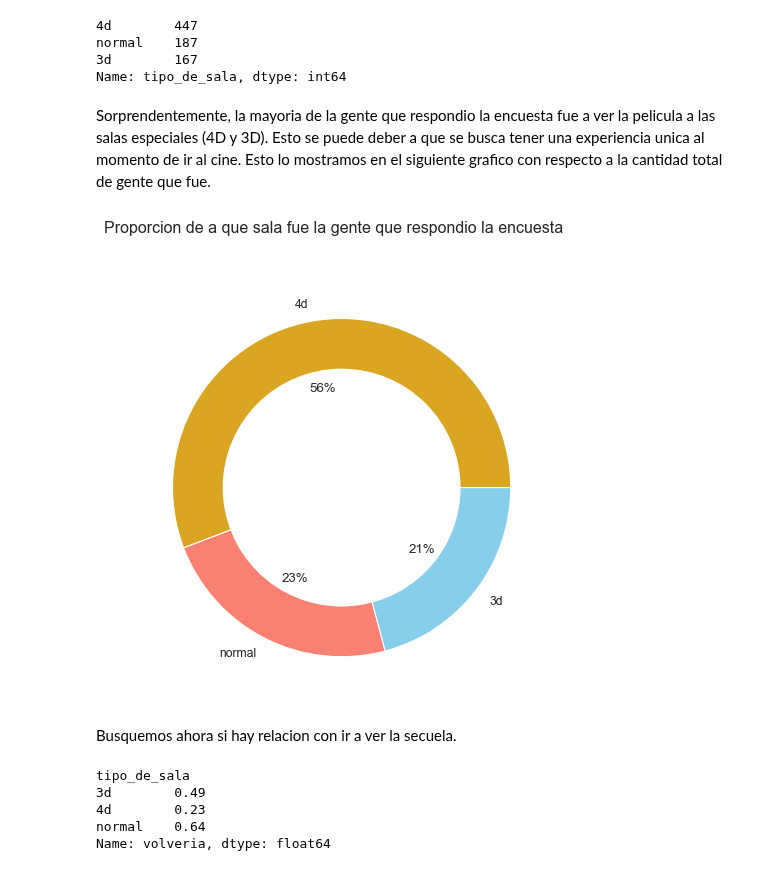
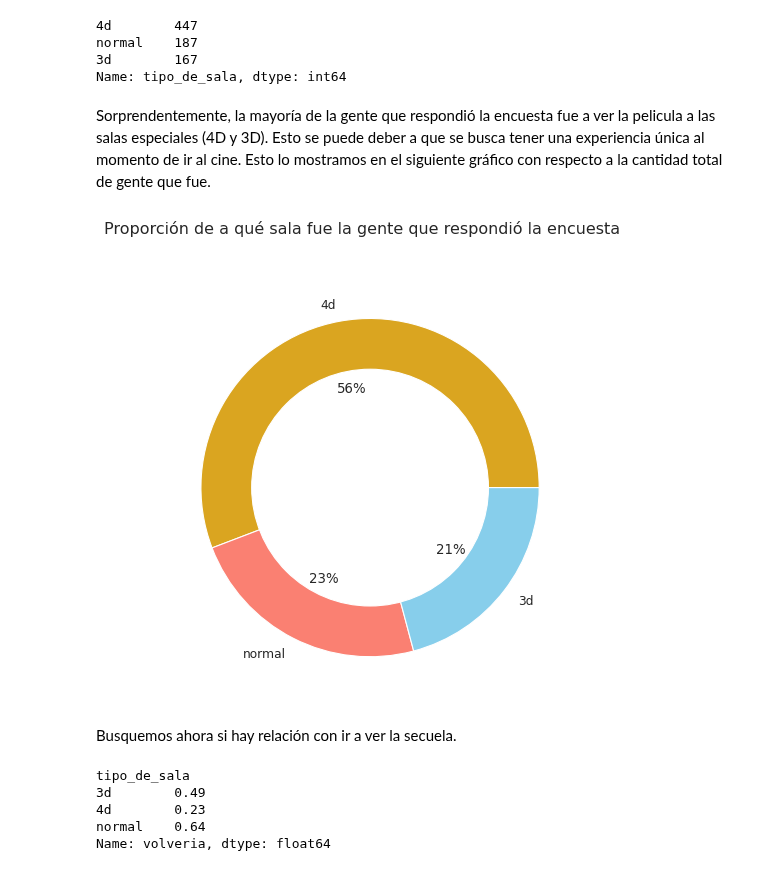
Before and after one commit to brunograssano/TP-Organizacion-de-datos, a Jupyter notebook: TP_Datos.ipynb, the cells around one changed output. Drawn from its saved outputs; the diff is of its cells as text; code cells hidden in the pictures.

```diff
--- a/TP_Datos.ipynb
+++ b/TP_Datos.ipynb
@@ -570,19 +584,19 @@ normal    187
 3d        167
 Name: tipo_de_sala, dtype: int64
 # %% [markdown]
-Sorprendentemente, la mayoria de la gente que respondio la encuesta fue a ver la pelicula a las salas especiales (4D y 3D). Esto se puede deber a que se busca tener una experiencia unica al momento de ir al cine. Esto lo mostramos en el siguiente grafico con respecto a la cantidad total de gente que fue.
+Sorprendentemente, la mayoría de la gente que respondió la encuesta fue a ver la pelicula a las salas especiales (4D y 3D). Esto se puede deber a que se busca tener una experiencia única al momento de ir al cine. Esto lo mostramos en el siguiente gráfico con respecto a la cantidad total de gente que fue.
 # %%
 circulo_centro=plt.Circle( (0,0), 0.7, color='white')
 plt.figure(dpi=80)
 plt.pie(cantidad_salas.values, labels=cantidad_salas.index.to_list(), colors=['goldenrod','salmon','skyblue'],autopct='%1.0f%%')
 p=plt.gcf()
 p.gca().add_artist(circulo_centro)
-plt.suptitle('Proporcion de a que sala fue la gente que respondio la encuesta')
+plt.suptitle('Proporción de a qué sala fue la gente que respondió la encuesta')
 plt.show()
 # %% [output]
-[figure, old version]
+[figure, new version]
 # %% [markdown]
-Busquemos ahora si hay relacion con ir a ver la secuela.
+Busquemos ahora si hay relación con ir a ver la secuela.
 # %%
 porcentaje_volveria_salas = info_fiumark_df.groupby(by='tipo_de_sala')['volveria'].agg('mean').round(2)
 porcentaje_volveria_salas
```
Also changed, not shown: parts of 97 cells of this notebook.
